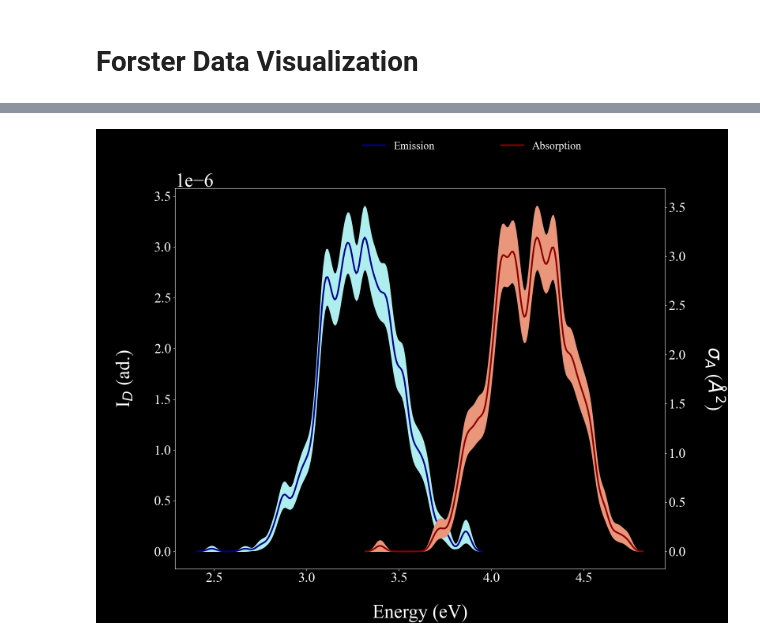
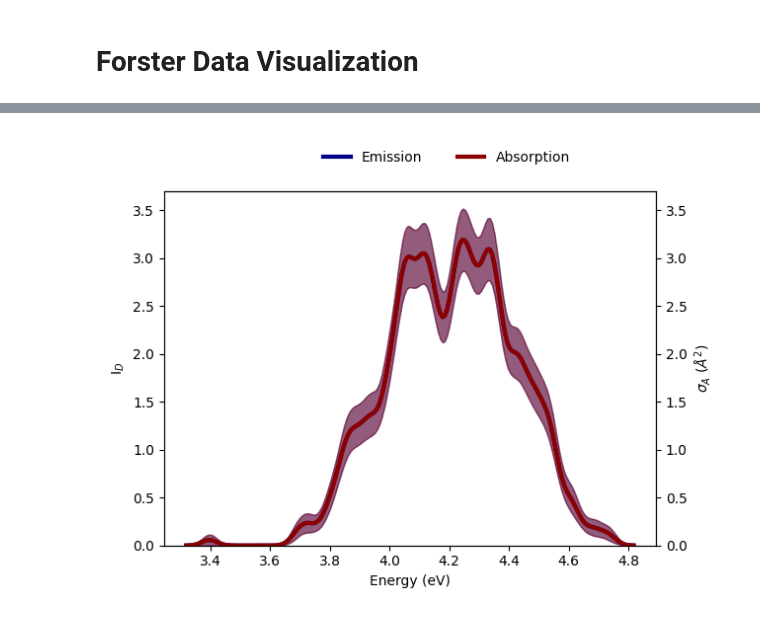
Before and after one commit to LeonardoESousa/gaussian_toolbox, a Jupyter notebook: larissa_forster_data.ipynb, the cells around one changed output, grey strips where cells are left out. Drawn from its saved outputs; the diff is of its cells as text; code cells hidden in the pictures.

Commit message:
added widgets

```diff
--- a/larissa_forster_data.ipynb
+++ b/larissa_forster_data.ipynb
@@ -9,48 +9,67 @@ import matplotlib.pyplot as plt
 import numpy as np
 from matplotlib import style
 %matplotlib widget
-style.use('dark_background')
-plt.rcParams['font.family'] = 'DeJavu Serif'
-plt.rcParams['font.serif'] = ['Times New Roman']
-params = {'legend.fontsize': 20,
-            'figure.figsize': (16, 12.5),
-            'figure.titlesize': 11,
-            'axes.titlesize': 40,
-            'font.family': 'Times New Roman',
-         'axes.labelsize': 35,
-         'xtick.labelsize':35,
-         'ytick.labelsize':35}
-plt.rcParams.update(params)
+#style.use('dark_background')
+#plt.rcParams['font.family'] = 'DeJavu Serif'
+#plt.rcParams['font.serif'] = ['Times New Roman']
+#params = {'legend.fontsize': 20,
+#            'figure.figsize': (16, 12.5),
+#            'figure.titlesize': 11,
+#            'axes.titlesize': 40,
+#            'font.family': 'Times New Roman',
+#         'axes.labelsize': 35,
+#         'xtick.labelsize':35,
+#         'ytick.labelsize':35}
+#plt.rcParams.update(params)
+import ipywidgets as widgets
+from IPython.display import display
+import os
+%matplotlib widget
 
-abs = np.loadtxt('abs.lx')
-emi = np.loadtxt('emi.lx')
+files = [i for i in os.listdir('.') if '.lx' in i]
 
-abs_energy = abs[:,0]
-emi_energy = emi[:,0]
-abs_cross = abs[:,1]
-emi_diff = emi[:,1]
-abs_error = abs[:,2]
-emi_error = emi[:,2]
+def overlap(abs_file, emi_file):
+    abs = np.loadtxt(abs_file)
+    emi = np.loadtxt(emi_file)
+    abs_energy = abs[:,0]
+    emi_energy = emi[:,0]
+    abs_cross = abs[:,1]
+    emi_diff = emi[:,1]
+    abs_error = abs[:,2]
+    emi_error = emi[:,2]
+
+    ax.cla()
+    ax2.cla()
+    ax.set_xlabel("Energy (eV)")
+    ax.set_ylabel("I$_D$")
+    ax2.set_ylabel("$\sigma_A$ ($\AA^2$)")#,labelpad=75, rotation=270)
+    #ax.ticklabel_format(axis='x', style="sci", scilimits=(0,0))
+    #ax.tick_params(axis='x', labelsize=25)
+    #ax.ticklabel_format(axis='y', style="sci", scilimits=(0,0))
+    #ax.tick_params(axis='y', labelsize=25)
+    #ax2.ticklabel_format(axis='y', style="sci", scilimits=(0,0))
+    #ax2.tick_params(axis='y', labelsize=25)
+    ax2.plot(abs_energy,abs_cross,color='darkred',  lw=3, label='Absorption')
+    ax.plot(emi_energy, emi_diff, color='darkblue', lw=3, label='Emission')
+    ax2.fill_between(abs_energy,abs_cross-abs_error,abs_cross+abs_error, color="darkred",alpha=0.4)
+    ax.fill_between(emi_energy,emi_diff-emi_error,emi_diff+emi_error, color="darkblue",alpha=0.4)
+    ax.legend(bbox_to_anchor =(0.55, 1.15), frameon=False)
+    ax2.legend(bbox_to_anchor =(0.85, 1.15), frameon=False)
+    ax.set_ylim([0,1.05*max(emi_diff+emi_error)])
+    ax2.set_ylim([0,1.05*max(abs_cross+abs_error)])
+    #ax.relim()       # make sure all the data fits
+    #ax.autoscale()   # auto-scale
+    #ax2.relim()      # make sure all the data fits
+    #ax2.autoscale()  # auto-scale
+    plt.tight_layout()
+
 
 fig, ax = plt.subplots()
 ax2 = ax.twinx()
 
-ax.set_xlabel("Energy (eV)",labelpad=35)
-ax.set_ylabel("I$_D$ (ad.)",labelpad=35)
-ax2.set_ylabel("$\sigma_A$ ($\AA^2$)",labelpad=75, rotation=270)
-ax.ticklabel_format(axis='x', style="sci", scilimits=(0,0))
-ax.tick_params(axis='x', labelsize=25)
-ax.ticklabel_format(axis='y', style="sci", scilimits=(0,0))
-ax.tick_params(axis='y', labelsize=25)
-ax2.ticklabel_format(axis='y', style="sci", scilimits=(0,0))
-ax2.tick_params(axis='y', labelsize=25)
-ax2.plot(abs_energy,abs_cross,color='darkred', lw=3, label='Absorption')
-ax.plot(emi_energy,emi_diff,color='darkblue', lw=3, label='Emission')
-ax2.fill_between(abs_energy,abs_cross-abs_error,abs_cross+abs_error, color="darksalmon")
-ax.fill_between(emi_energy,emi_diff-emi_error,emi_diff+emi_error, color="paleturquoise")
-legy1 = ax.legend(bbox_to_anchor =(0.55, 1.15), frameon=False)
-legy2 = ax2.legend(bbox_to_anchor =(0.85, 1.15), frameon=False)
 
+widgets.interact(overlap, abs_file=widgets.Dropdown(options=files, values=files[0],description='Absorption spectrum:',disabled=False),
+emi_file=widgets.Dropdown(options=files, values=files[0],description='Emission spectrum:',disabled=False));
 
 # Calcular tempo de vida e raio de Forster importando funcoes do Leox (pergunta pro Tiago)
 # %% [output]
@@ -57 +77 @@ legy2 = ax2.legend(bbox_to_anchor =(0.85, 1.15), frameon=False)
-[figure, old version]
+[figure, new version]
```
Also changed, not shown: parts of 1 cell of this notebook, 1 other file.
